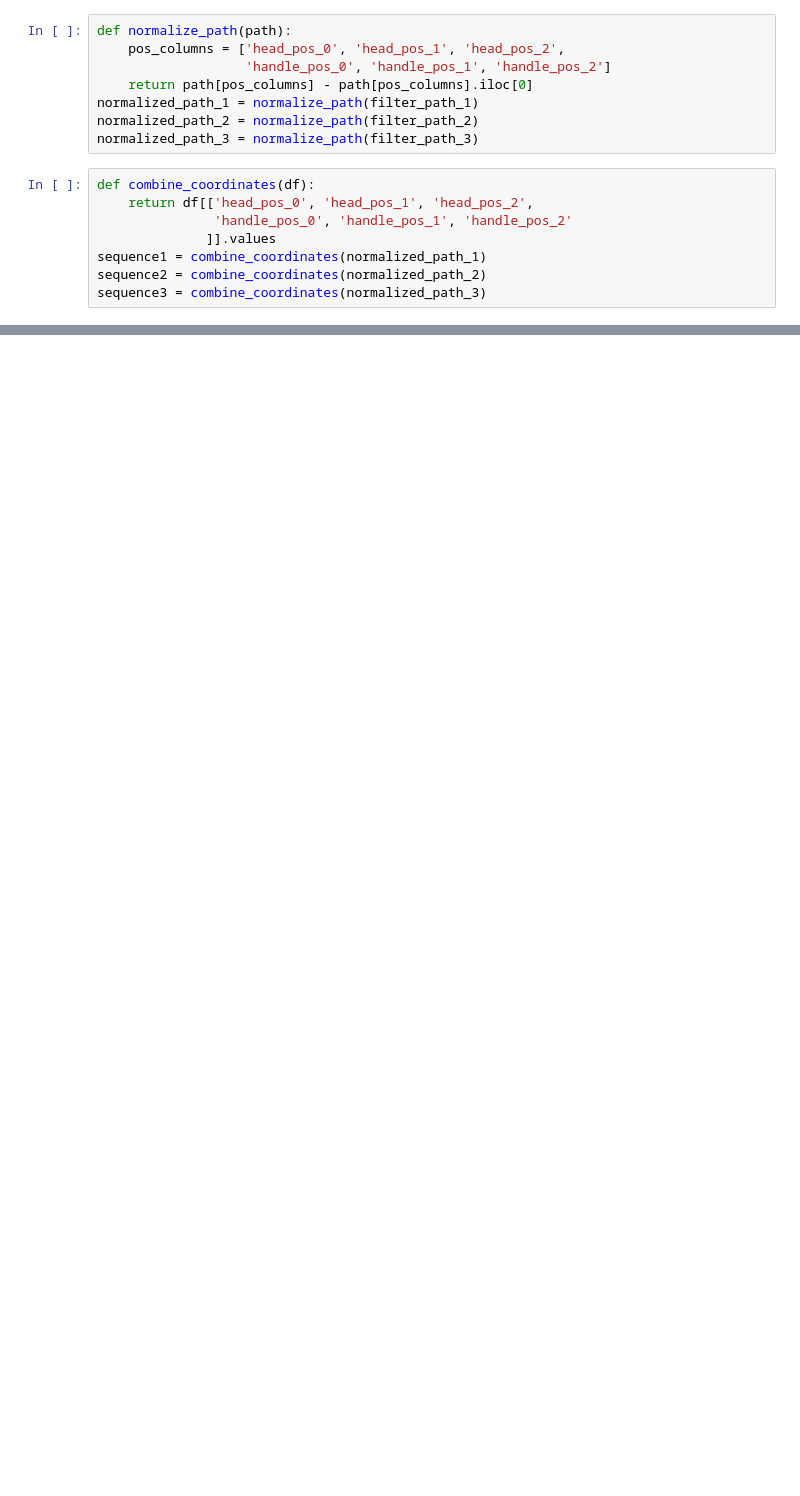
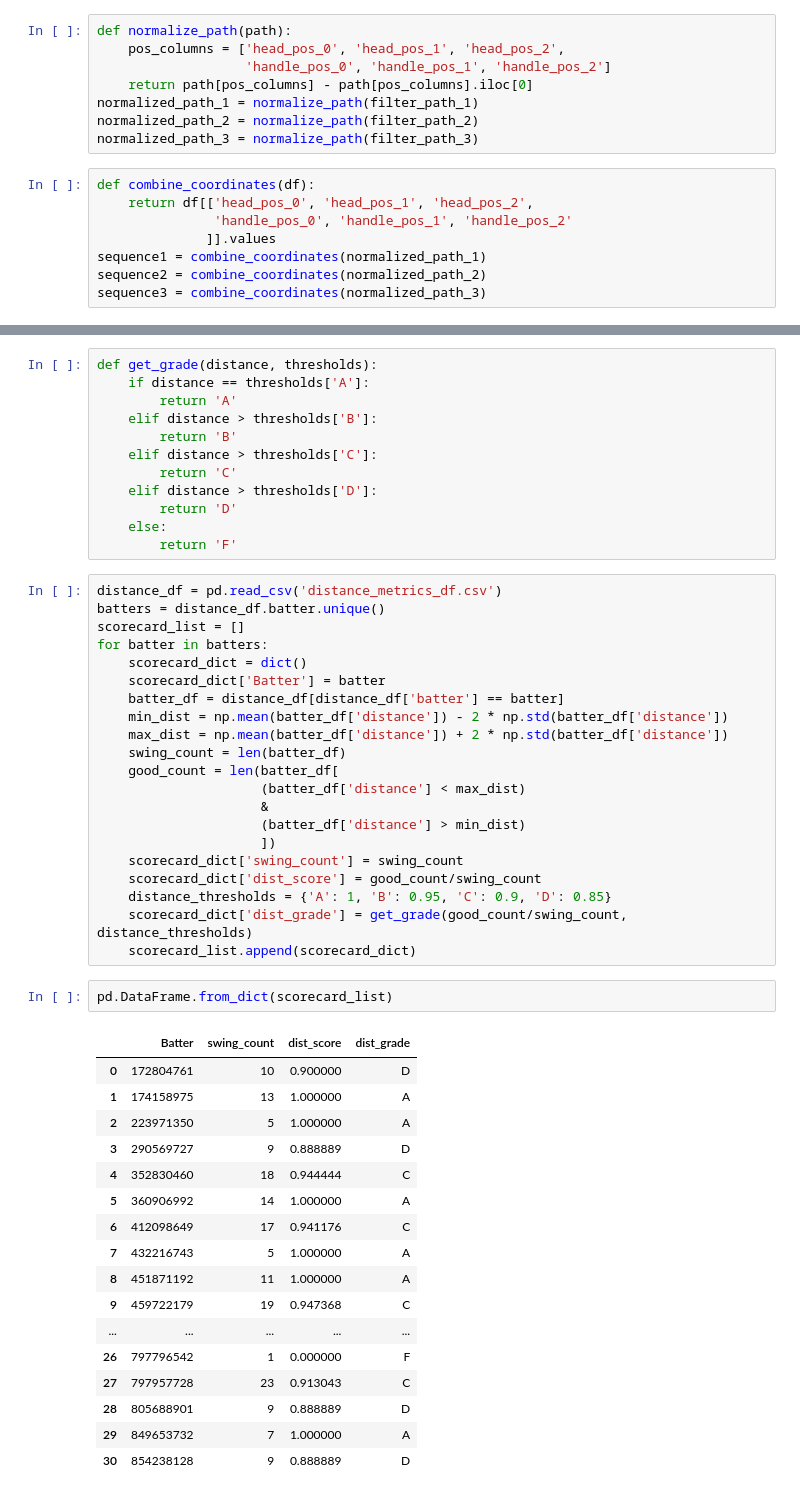
Before and after one commit to woodmc10/wisd_2024, a Jupyter notebook: martha_notes/similarity.ipynb, the cells around one changed output, grey strips where cells are left out. Cells and saved outputs as stored; diff of their text form; blank space fills up the shorter version.

```diff
--- a/martha_notes/similarity.ipynb
+++ b/martha_notes/similarity.ipynb
@@ -136,0 +151,53 @@ vis_distance(normalized_path_1, normalized_path_2, 'handle_pos_2')
+# %%
+def get_grade(distance, thresholds):
+    if distance == thresholds['A']:
+        return 'A'
+    elif distance > thresholds['B']:
+        return 'B'
+    elif distance > thresholds['C']:
+        return 'C'
+    elif distance > thresholds['D']:
+        return 'D'
+    else:
+        return 'F'
+# %%
+distance_df = pd.read_csv('distance_metrics_df.csv')
+batters = distance_df.batter.unique()
+scorecard_list = []
+for batter in batters:
+    scorecard_dict = dict()
+    scorecard_dict['Batter'] = batter
+    batter_df = distance_df[distance_df['batter'] == batter]
+    min_dist = np.mean(batter_df['distance']) - 2 * np.std(batter_df['distance'])
+    max_dist = np.mean(batter_df['distance']) + 2 * np.std(batter_df['distance'])
+    swing_count = len(batter_df)
+    good_count = len(batter_df[
+                     (batter_df['distance'] < max_dist)
+                     &
+                     (batter_df['distance'] > min_dist)
+                     ])
+    scorecard_dict['swing_count'] = swing_count
+    scorecard_dict['dist_score'] = good_count/swing_count
+    distance_thresholds = {'A': 1, 'B': 0.95, 'C': 0.9, 'D': 0.85}
+    scorecard_dict['dist_grade'] = get_grade(good_count/swing_count, distance_thresholds)
+    scorecard_list.append(scorecard_dict)
+# %%
+pd.DataFrame.from_dict(scorecard_list)
+# %% [output]
+|  | Batter | swing_count | dist_score | dist_grade |
+| 0 | 172804761 | 10 | 0.900000 | D |
+| 1 | 174158975 | 13 | 1.000000 | A |
+| 2 | 223971350 | 5 | 1.000000 | A |
+| 3 | 290569727 | 9 | 0.888889 | D |
+| 4 | 352830460 | 18 | 0.944444 | C |
+| 5 | 360906992 | 14 | 1.000000 | A |
+| 6 | 412098649 | 17 | 0.941176 | C |
+| 7 | 432216743 | 5 | 1.000000 | A |
+| 8 | 451871192 | 11 | 1.000000 | A |
+| 9 | 459722179 | 19 | 0.947368 | C |
+| ... | ... | ... | ... | ... |
+| 26 | 797796542 | 1 | 0.000000 | F |
+| 27 | 797957728 | 23 | 0.913043 | C |
+| 28 | 805688901 | 9 | 0.888889 | D |
+| 29 | 849653732 | 7 | 1.000000 | A |
+| 30 | 854238128 | 9 | 0.888889 | D |
```
Also changed, not shown: parts of 12 cells of this notebook.
